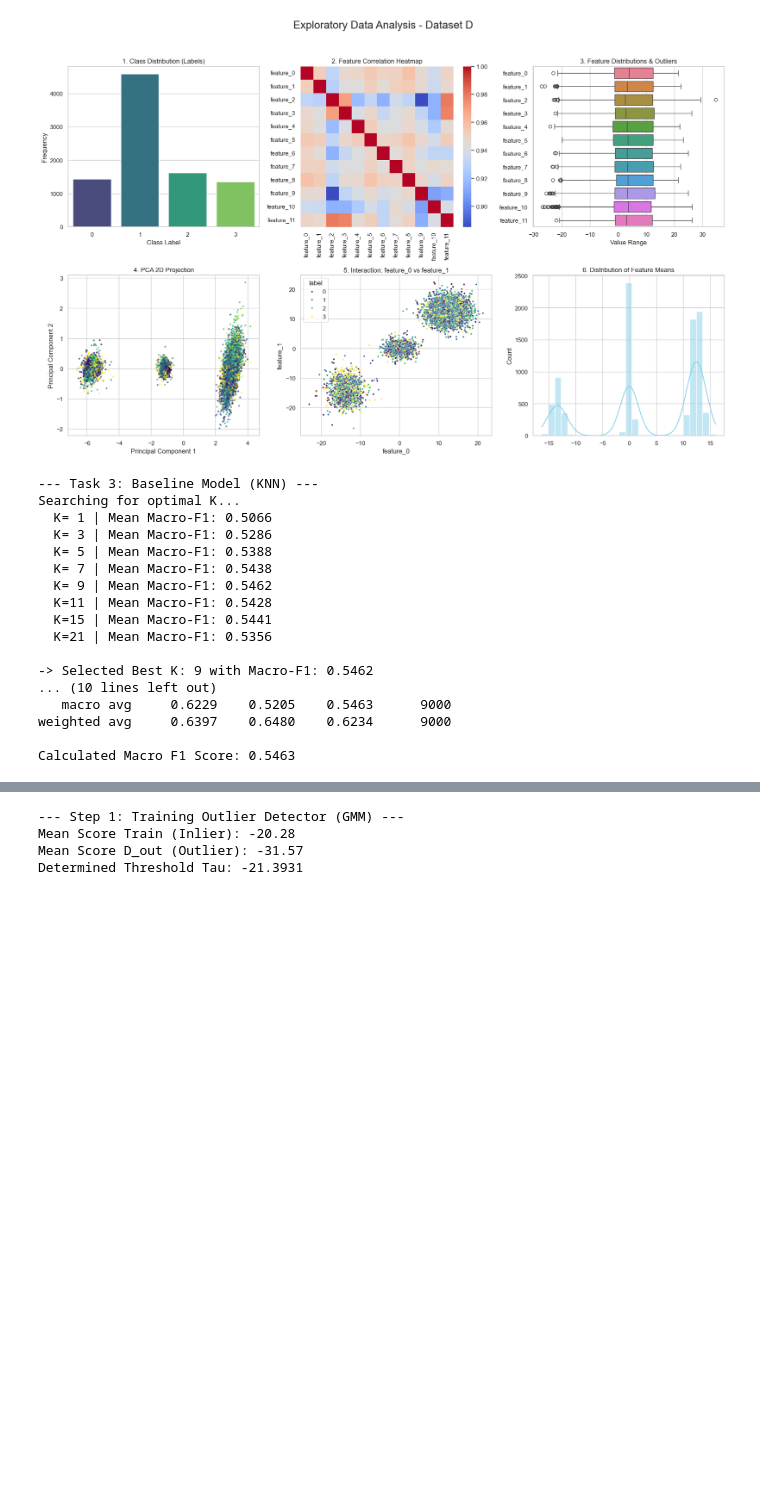
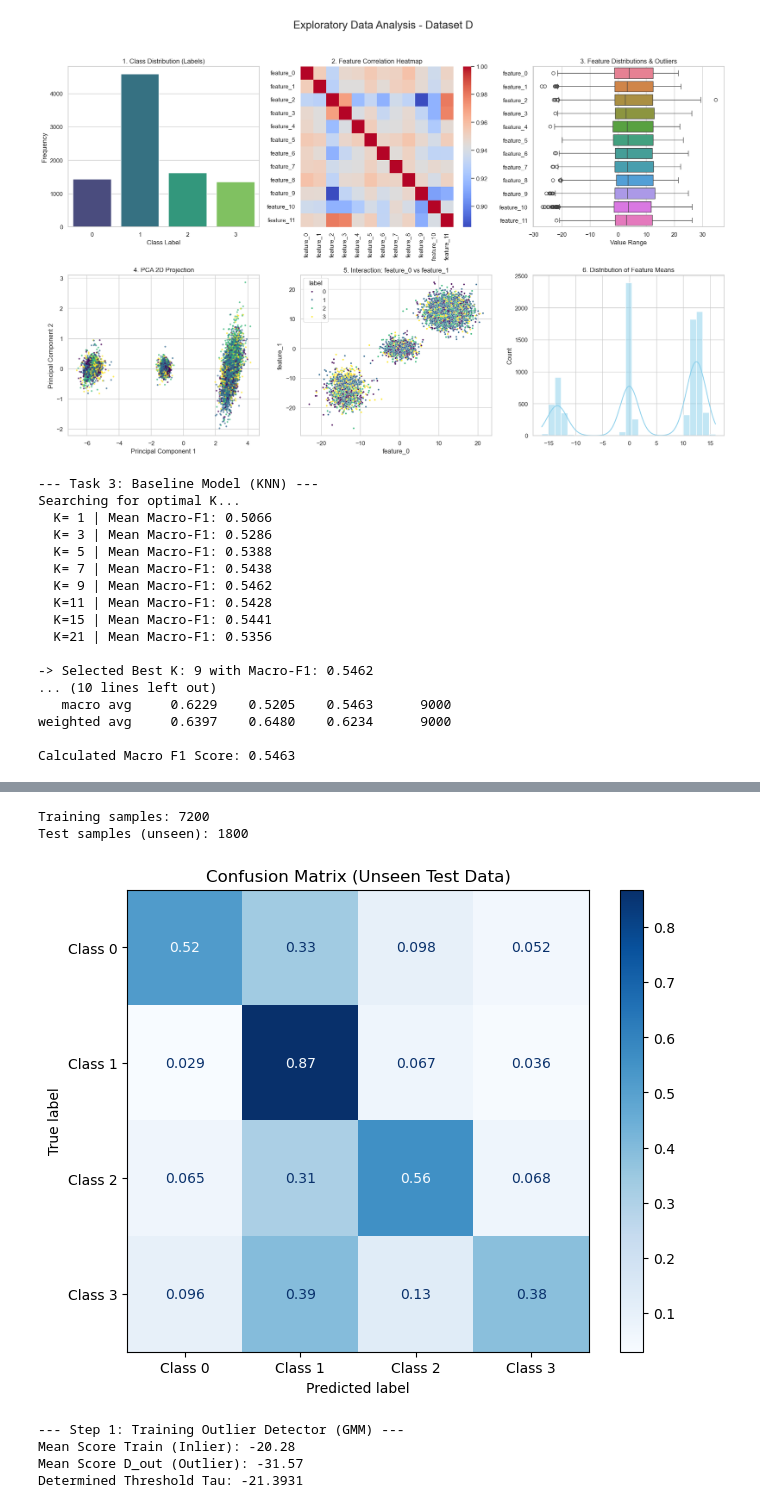
Before and after one commit to Joachim-52/university-projects, a Jupyter notebook: Machine Learning Exercises/A02/eda.ipynb, the cells around one changed output, grey strips where cells are left out. Drawn from its saved outputs; the diff is of its cells as text; code cells hidden in the pictures; blank space fills up the shorter version.

Commit message:
cleaned machine learning a02 code

```diff
--- a/Machine Learning Exercises/A02/eda.ipynb
+++ b/Machine Learning Exercises/A02/eda.ipynb
@@ -147,3 +1575,63 @@ Calculated Macro F1 Score: 0.5463
+# %%
+import pandas as pd
+import matplotlib.pyplot as plt
+from sklearn.model_selection import train_test_split
+from sklearn.pipeline import Pipeline
+from sklearn.preprocessing import PowerTransformer
+from xgboost import XGBClassifier
+from sklearn.metrics import ConfusionMatrixDisplay
+
+# 1. Load Data
+df = pd.read_csv("D.csv")
+X = df.drop(columns=['id', 'label', 'outlier'], errors='ignore')
+y = df['label']
+
+# 2. Create a Hold-Out Set ("Data not used for training")
+# We use stratify=y to ensure the class distribution remains consistent
+X_train, X_test, y_train, y_test = train_test_split(
+    X, y, test_size=0.2, random_state=42, stratify=y
+)
+
+print(f"Training samples: {len(X_train)}")
+print(f"Test samples (unseen): {len(X_test)}")
+
+# 3. Define the Best Model Architecture (Exp 6)
+model = Pipeline([
+    ('scaler', PowerTransformer(method='yeo-johnson')),
+    ('clf', XGBClassifier(
+        n_estimators=300,
+        learning_rate=0.05,
+        max_depth=6,
+        subsample=0.8,
+        colsample_bytree=0.8,
+        objective='multi:softmax',
+        num_class=4,
+        random_state=42,
+        n_jobs=-1
+    ))
+])
+
+# 4. Train only on the training set
+model.fit(X_train, y_train)
+
+# 5. Plot Confusion Matrix using the Test Set
+fig, ax = plt.subplots(figsize=(8, 6))
+ConfusionMatrixDisplay.from_estimator(
+    model,
+    X_test,
+    y_test,
+    display_labels=['Class 0', 'Class 1', 'Class 2', 'Class 3'],
+    cmap=plt.cm.Blues,
+    normalize='true', # Optional: Shows percentages (Recall) per row. Remove for absolute counts.
+    ax=ax
+)
+
+plt.title("Confusion Matrix (Unseen Test Data)")
+plt.show()
+# %% [output]
+Training samples: 7200
+Test samples (unseen): 1800
+[figure, added]
 # %%
 # 1. Daten laden
 df_train = pd.read_csv("D.csv")
```
Also changed, not shown: parts of 14 cells of this notebook, 10 other files.
